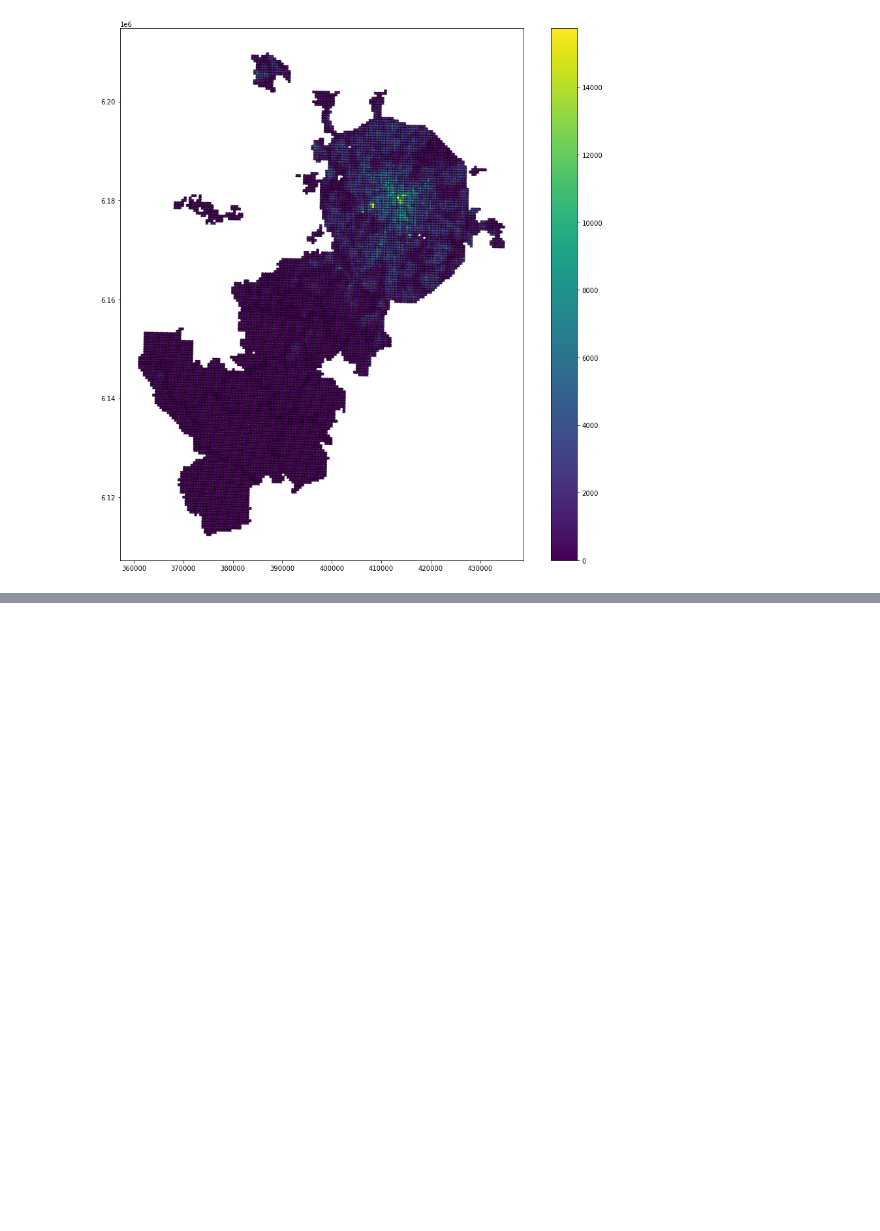
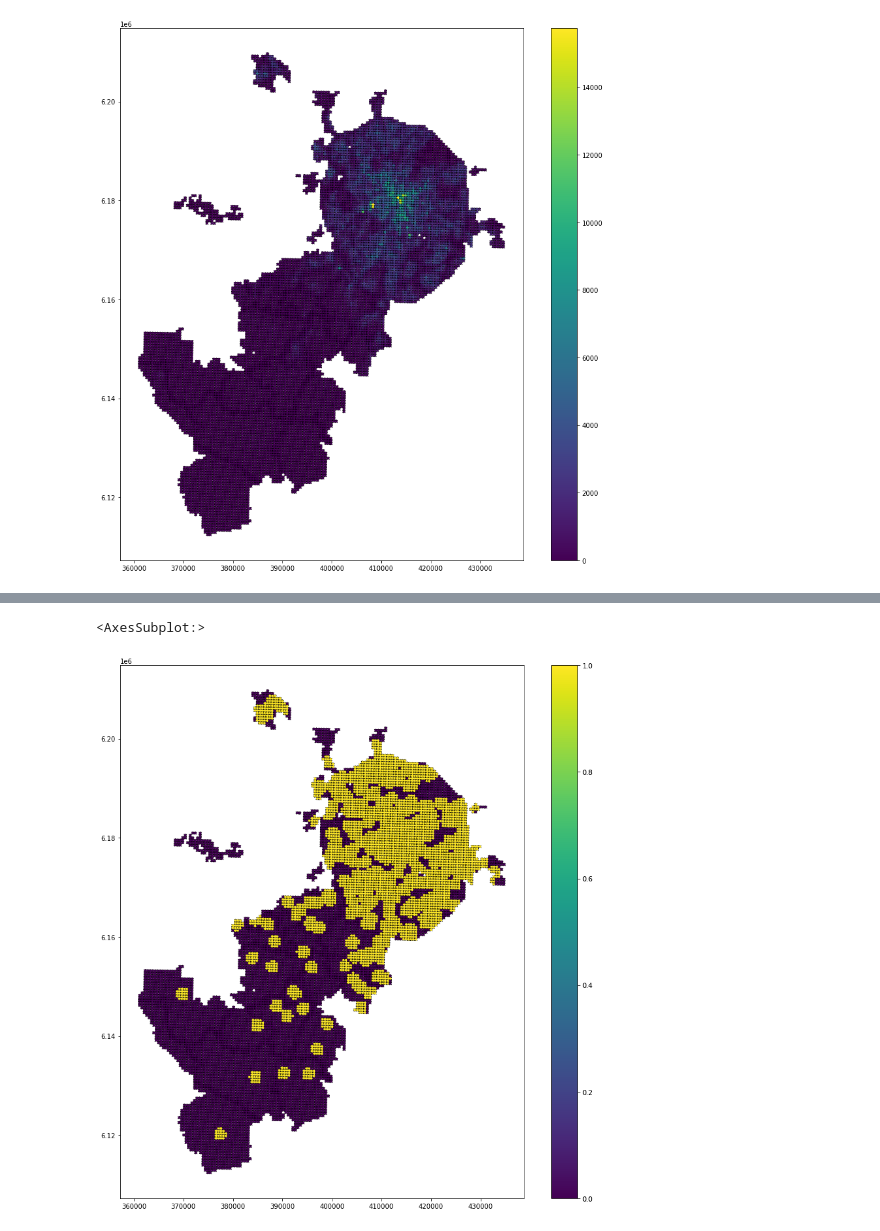
Before and after one commit to Femt0S/leaders2021, a Jupyter notebook: case_6.ipynb, the cells around one changed output, grey strips where cells are left out. Saved outputs shown, nothing was run; the diff lists cells and outputs as text; code cells hidden in the pictures; blank space fills up the shorter version.

```diff
--- a/case_6.ipynb
+++ b/case_6.ipynb
@@ -204,5 +222,6 @@ gdf_zpark = gpd.GeoDataFrame(
 # %% [markdown]
 Добавим буфера - зоны диаметром в зону обслуживания поликлинники в соответствии с *СП 42.13330.2016 "Градостроительство. Планировка и застройка городских и сельских поселений"*
 # %%
-gdf_adult_buff = gdf_adult.geometry.buffer(SERV_RADIUS)
-gdf_child_buff = gdf_child.geometry.buffer(SERV_RADIUS)
+gdf_clinic_buff = gdf_clinic.copy()
+
+gdf_clinic_buff.geometry = gpd.GeoSeries(cascaded_union(gdf_clinic_buff.geometry.buffer(SERV_RADIUS)))
@@ -243,0 +232,11 @@ plt.show()
+# %%
+gdf_cloc = pd.merge(shp_mosnet,
+                    df_cloc,
+                    how="inner",
+                    left_on='cell_zid',
+                    right_on='zid',
+                    sort=False,
+                    suffixes=("_x", "_y"),
+                    copy=True,
+                    indicator=False,
+                    validate=None).drop(columns='zid')
@@ -243,0 +259,7 @@ plt.show()
+# %%
+# Если подобную зону надо отрисовать отдельно:
+#gdf_served = gpd.overlay(gdf_cloc, gdf_clinic_buff, how='intersection')[['cell_zid', 'geometry']]
+
+served_list = gpd.overlay(gdf_cloc, gdf_clinic_buff, how='intersection')['cell_zid'].unique()
+
+gdf_cloc['served'] = np.where(gdf_cloc['cell_zid'].isin(served_list), 1, 0)
@@ -244 +268,5 @@ plt.show()
+# %%
+stop_list = gpd.overlay(gdf_cloc, gdf_zones, how='intersection')['cell_zid'].unique()
+
+gdf_cloc['blocked'] = np.where(gdf_cloc['cell_zid'].isin(stop_list), 1, 0)
 # %%
@@ -320,0 +281,9 @@ pd.merge(
+# %%
+gdf_cloc.plot(figsize=(15,15),
+                        linestyle=':',
+                        edgecolor='black',
+                        column='served',
+                        legend=True)
+# %% [output]
+<AxesSubplot:>
+[figure, added]
```
Also changed, not shown: parts of 23 cells of this notebook.
